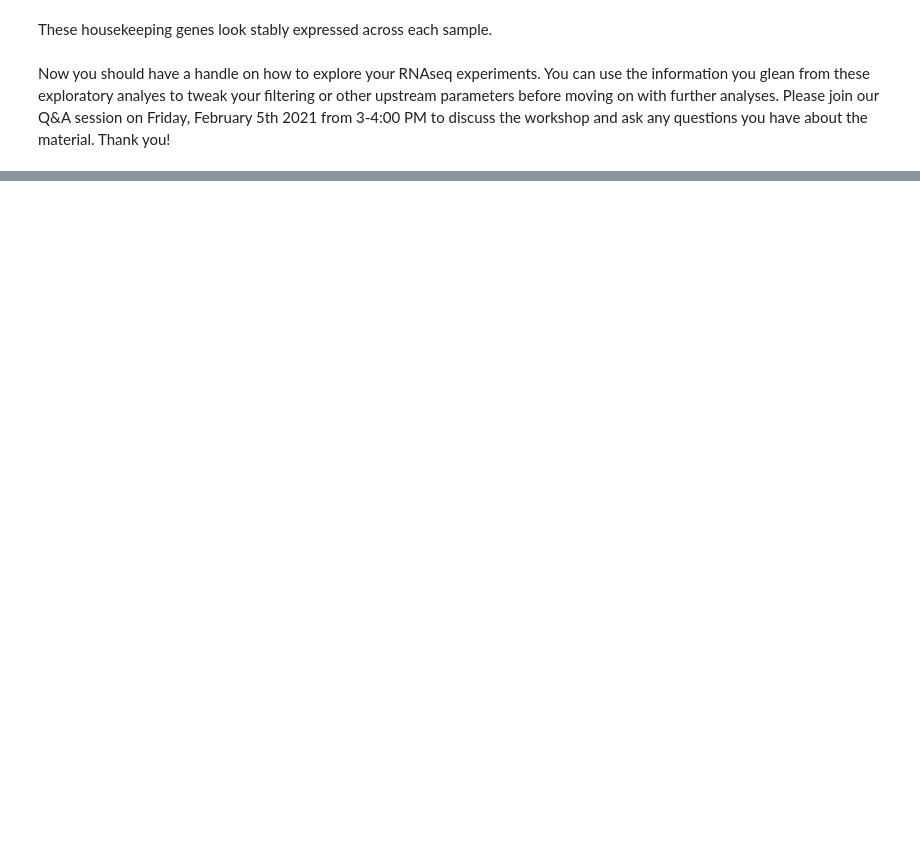
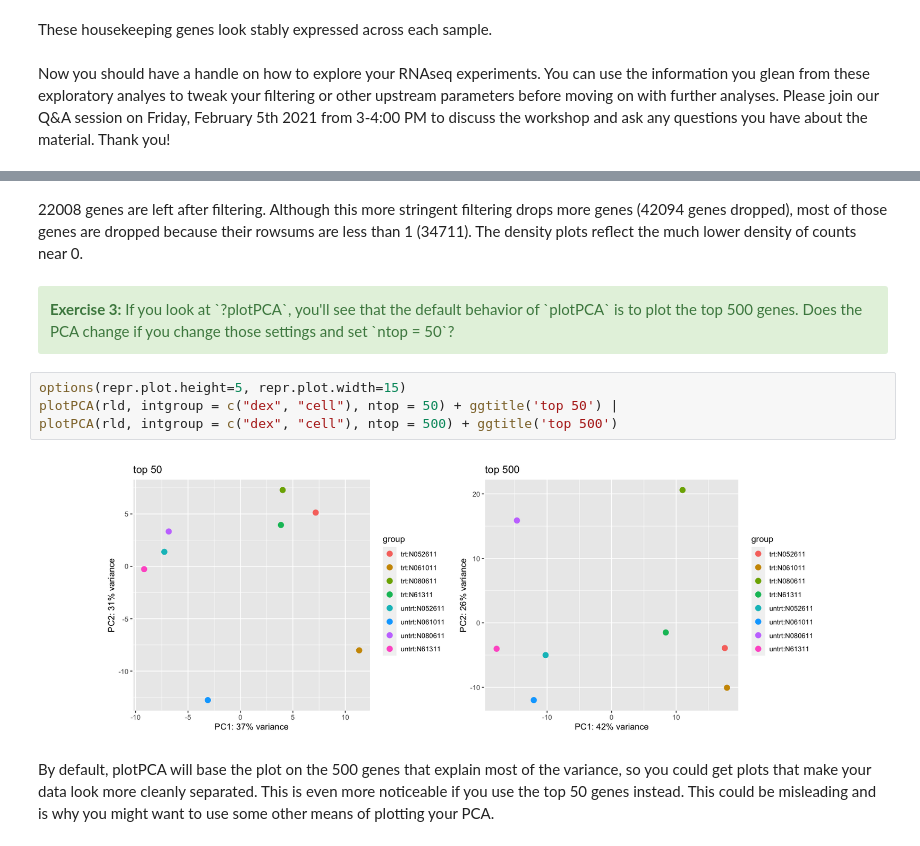
Before and after one commit to compbiocore/rnaseq_workshop_2021, a Jupyter notebook: deseq_1.ipynb, the cells around one changed output, grey strips where cells are left out. Drawn from its saved outputs; the diff is of its cells as text; blank space fills up the shorter version.

Commit message:
updated a few sections after recording

```diff
--- a/deseq_1.ipynb
+++ b/deseq_1.ipynb
@@ -668,0 +967,12 @@ Thank you!
+# %% [markdown]
+22008 genes are left after filtering. Although this more stringent filtering drops more genes (42094 genes dropped), most of those genes are dropped because their rowsums are less than 1 (34711). The density plots reflect the much lower density of counts near 0.
+# %% [markdown]
+<div class="alert alert-block alert-success"><b>Exercise 3:</b> If you look at `?plotPCA`, you'll see that the default behavior of `plotPCA` is to plot the top 500 genes. Does the PCA change if you change those settings and set `ntop = 50`?  </div>
+# %%
+options(repr.plot.height=5, repr.plot.width=15)
+plotPCA(rld, intgroup = c("dex", "cell"), ntop = 50) + ggtitle('top 50') |
+plotPCA(rld, intgroup = c("dex", "cell"), ntop = 500) + ggtitle('top 500')
+# %% [output]
+[figure, added]
+# %% [markdown]
+By default, plotPCA will base the plot on the 500 genes that explain most of the variance, so you could get plots that make your data look more cleanly separated. This is even more noticeable if you use the top 50 genes instead. This could be misleading and is why you might want to use some other means of plotting your PCA.
```
Also changed, not shown: parts of 64 cells of this notebook.
